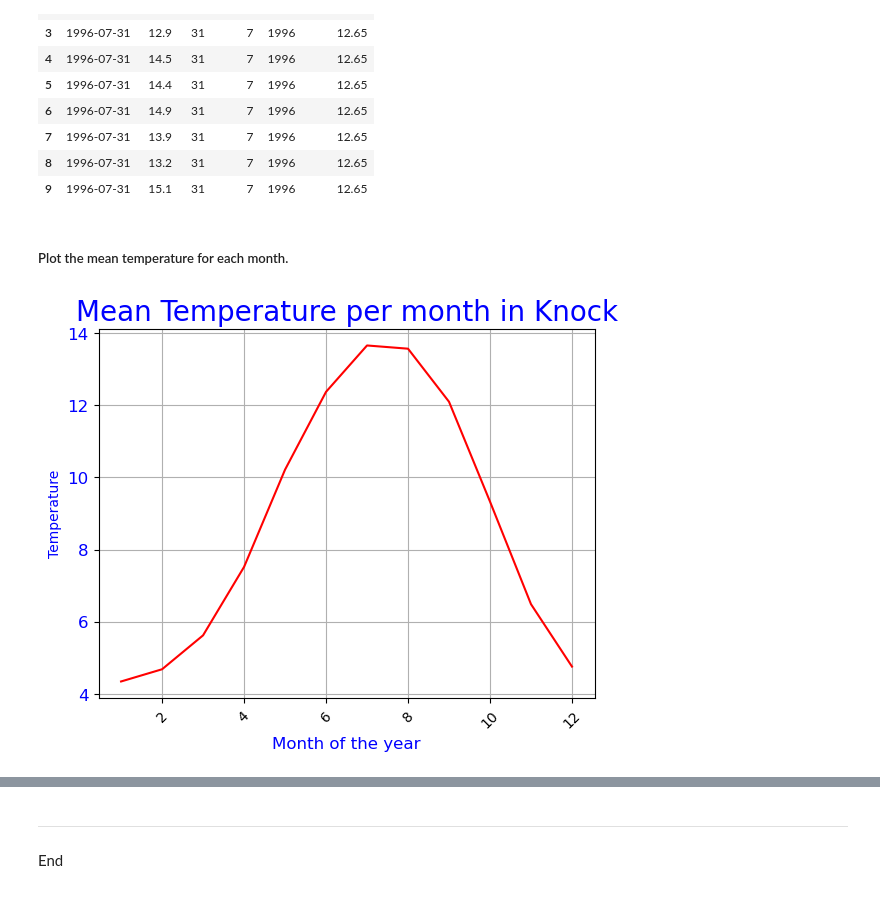
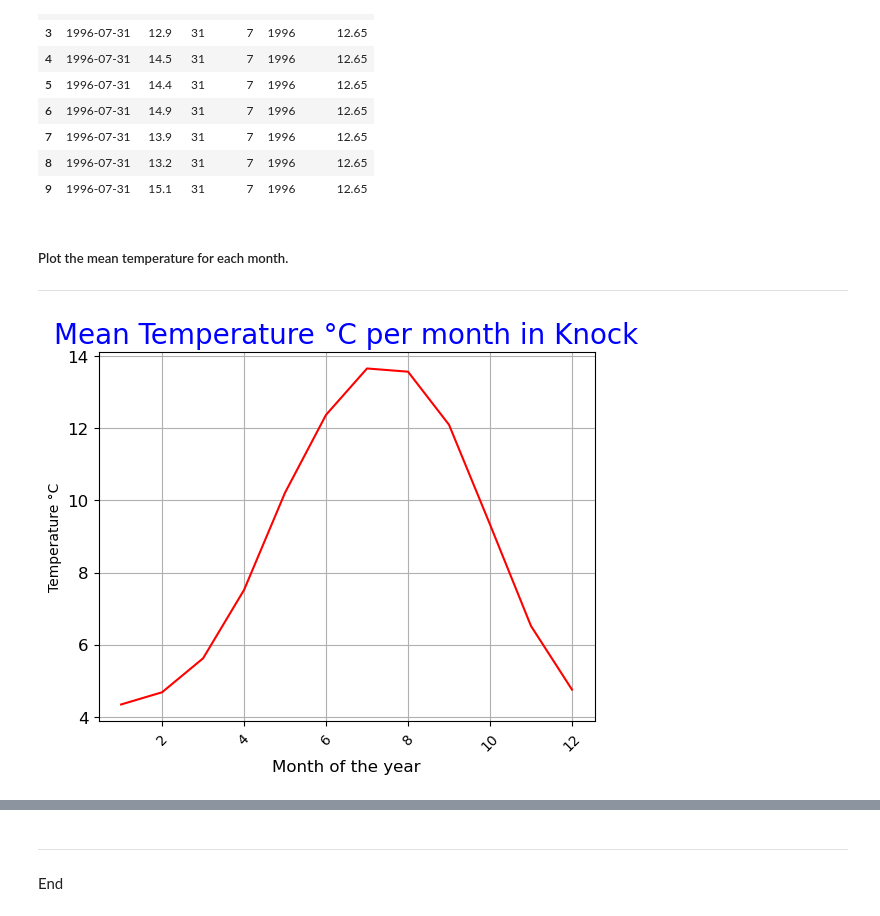
Before and after one commit to Jennyicano/PFDA, a Jupyter notebook: assignments/assignment_6_Weather.ipynb, the cells around one changed output, grey strips where cells are left out. Drawn from its saved outputs; the diff is of its cells as text; code cells hidden in the pictures.

```diff
--- a/assignments/assignment_6_Weather.ipynb
+++ b/assignments/assignment_6_Weather.ipynb
@@ -276,29 +285,31 @@ df[['date', 'temp', 'day', 'month', 'year', 'daily_temp']][:10]
 | 9 | 1996-07-31 | 15.1 | 31 | 7 | 1996 | 12.65 |
 # %% [markdown]
 ##### Plot the mean temperature for each month.
+
+****************
 # %%
 # Convert 'date' column to datetime
 
 df['date'] = pd.to_datetime(df['date'])
 
 median_temp = df['date'].map(lambda x: x.month)
 
 temper = df.groupby(median_temp)['temp'].mean()
 
 total = pd.DataFrame({'month': temper.index, 'Mean_Temperature': temper.values})
 
 # Plotting the data
 fig, ax = plt.subplots()
 ax.plot(temper.index, temper.values, color='red')
-ax.set(xlabel="Month", ylabel="Temperature", title="Mean Temperature per month in Knock")
+ax.set(xlabel="Month", ylabel="Temperature °C", title="Mean Temperature °C per month in Knock")
 ax.title.set_color('blue')
 ax.title.set_fontsize(20)
-ax.xaxis.label.set_color('blue')
-ax.yaxis.label.set_color('blue')
-plt.xlabel("Month of the year", fontsize=12, color='blue')
+ax.xaxis.label.set_color('black')
+ax.yaxis.label.set_color('black')
+plt.xlabel("Month of the year", fontsize=12, color='black')
 plt.xticks(rotation=45)
-plt.yticks(fontsize=12, color='blue')
+plt.yticks(fontsize=12, color='black')
 ax.grid()
 plt.show()
 # %% [output]
-[figure, old version]
+[figure, new version]
```
Also changed, not shown: parts of 22 cells of this notebook, 3 other files.
